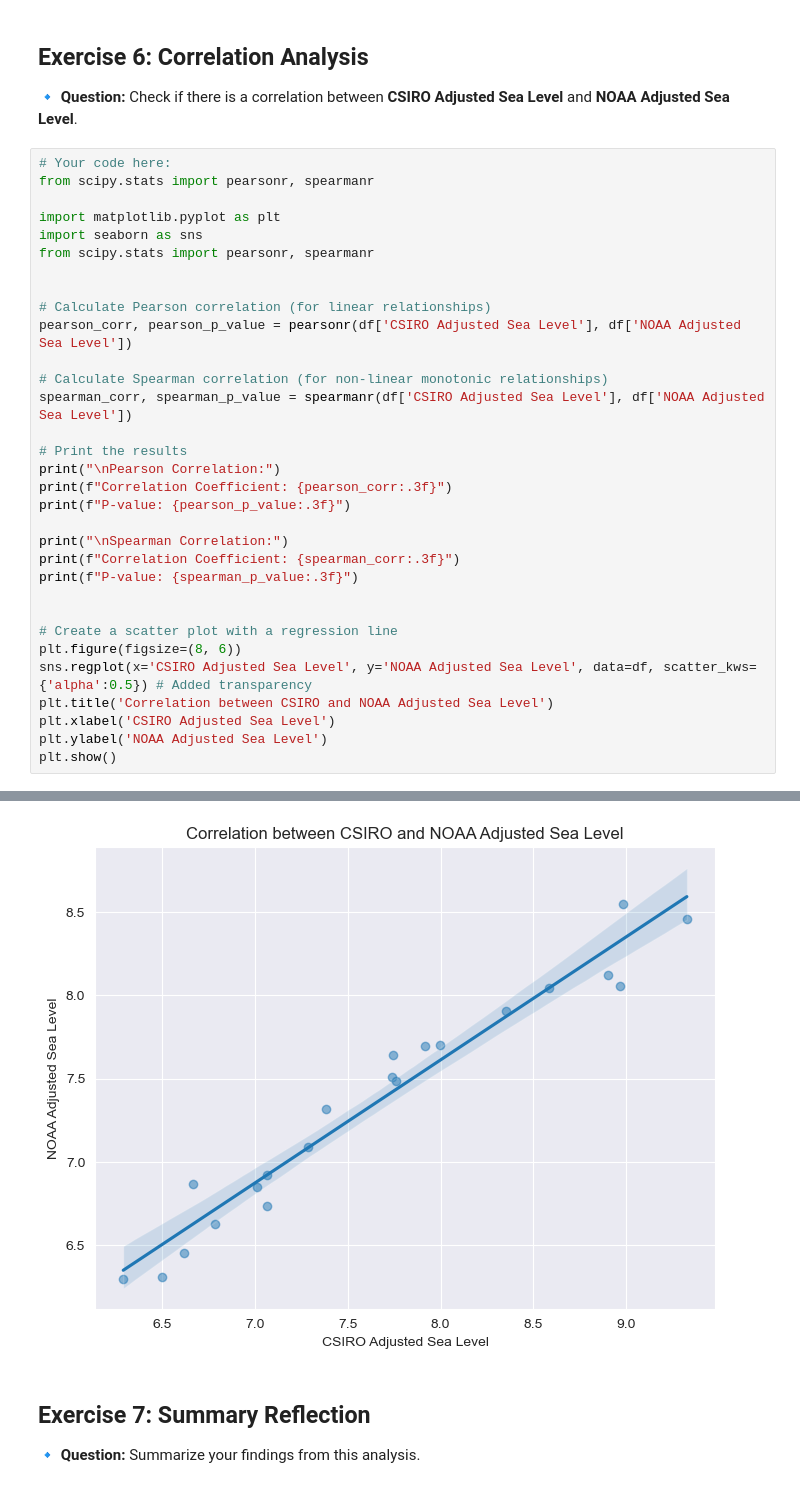
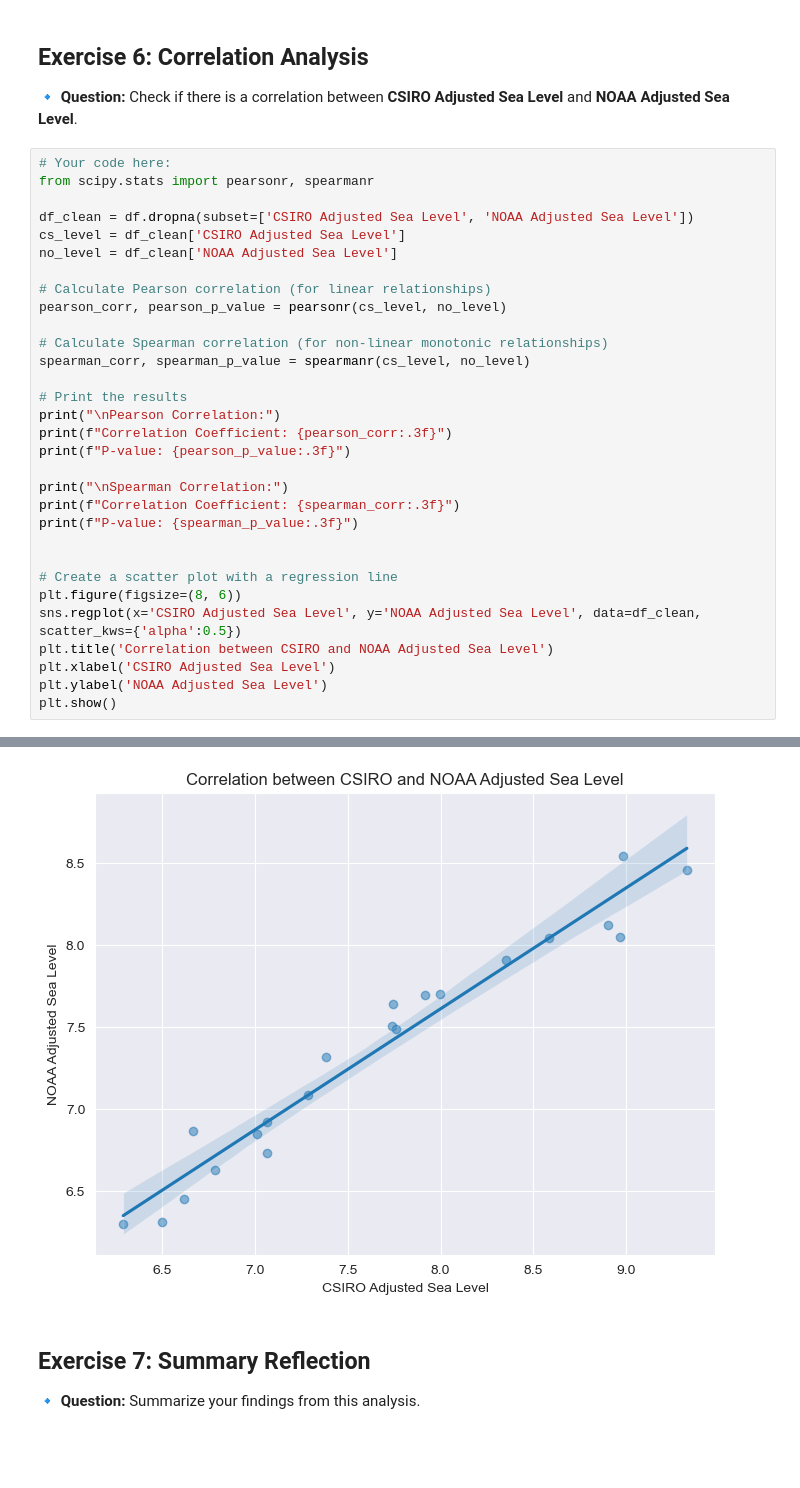
Before and after one commit to 01Qin/DataAnalytics, a Jupyter notebook: week 4/practice 4.ipynb, the cells around one changed output, grey strips where cells are left out. Saved outputs shown, nothing was run; the diff lists cells and outputs as text; blank space fills up the shorter version.

```diff
--- a/week 4/practice 4.ipynb
+++ b/week 4/practice 4.ipynb
@@ -145,16 +145,15 @@ T-test (21st vs 20th Century Sea Level): t-stat = 9.159411123588008, p-value = 2
 # Your code here:
 from scipy.stats import pearsonr, spearmanr
 
-import matplotlib.pyplot as plt
-import seaborn as sns
-from scipy.stats import pearsonr, spearmanr
-
+df_clean = df.dropna(subset=['CSIRO Adjusted Sea Level', 'NOAA Adjusted Sea Level'])
+cs_level = df_clean['CSIRO Adjusted Sea Level']
+no_level = df_clean['NOAA Adjusted Sea Level']
 
 # Calculate Pearson correlation (for linear relationships)
-pearson_corr, pearson_p_value = pearsonr(df['CSIRO Adjusted Sea Level'], df['NOAA Adjusted Sea Level'])
+pearson_corr, pearson_p_value = pearsonr(cs_level, no_level)
 
 # Calculate Spearman correlation (for non-linear monotonic relationships)
-spearman_corr, spearman_p_value = spearmanr(df['CSIRO Adjusted Sea Level'], df['NOAA Adjusted Sea Level'])
+spearman_corr, spearman_p_value = spearmanr(cs_level, no_level)
 
 # Print the results
 print("\nPearson Correlation:")
@@ -168,7 +167,7 @@ print(f"P-value: {spearman_p_value:.3f}")
 
 # Create a scatter plot with a regression line
 plt.figure(figsize=(8, 6))
-sns.regplot(x='CSIRO Adjusted Sea Level', y='NOAA Adjusted Sea Level', data=df, scatter_kws={'alpha':0.5}) # Added transparency
+sns.regplot(x='CSIRO Adjusted Sea Level', y='NOAA Adjusted Sea Level', data=df_clean, scatter_kws={'alpha':0.5})
 plt.title('Correlation between CSIRO and NOAA Adjusted Sea Level')
 plt.xlabel('CSIRO Adjusted Sea Level')
 plt.ylabel('NOAA Adjusted Sea Level')
@@ -184,4 +183,4 @@ P-value: nan
-[figure, old version]
+[figure, new version]
 # %% [markdown]
 ## **Exercise 7: Summary Reflection**
 🔹 **Question:** Summarize your findings from this analysis.
```
Also changed, not shown: parts of 2 cells of this notebook.
